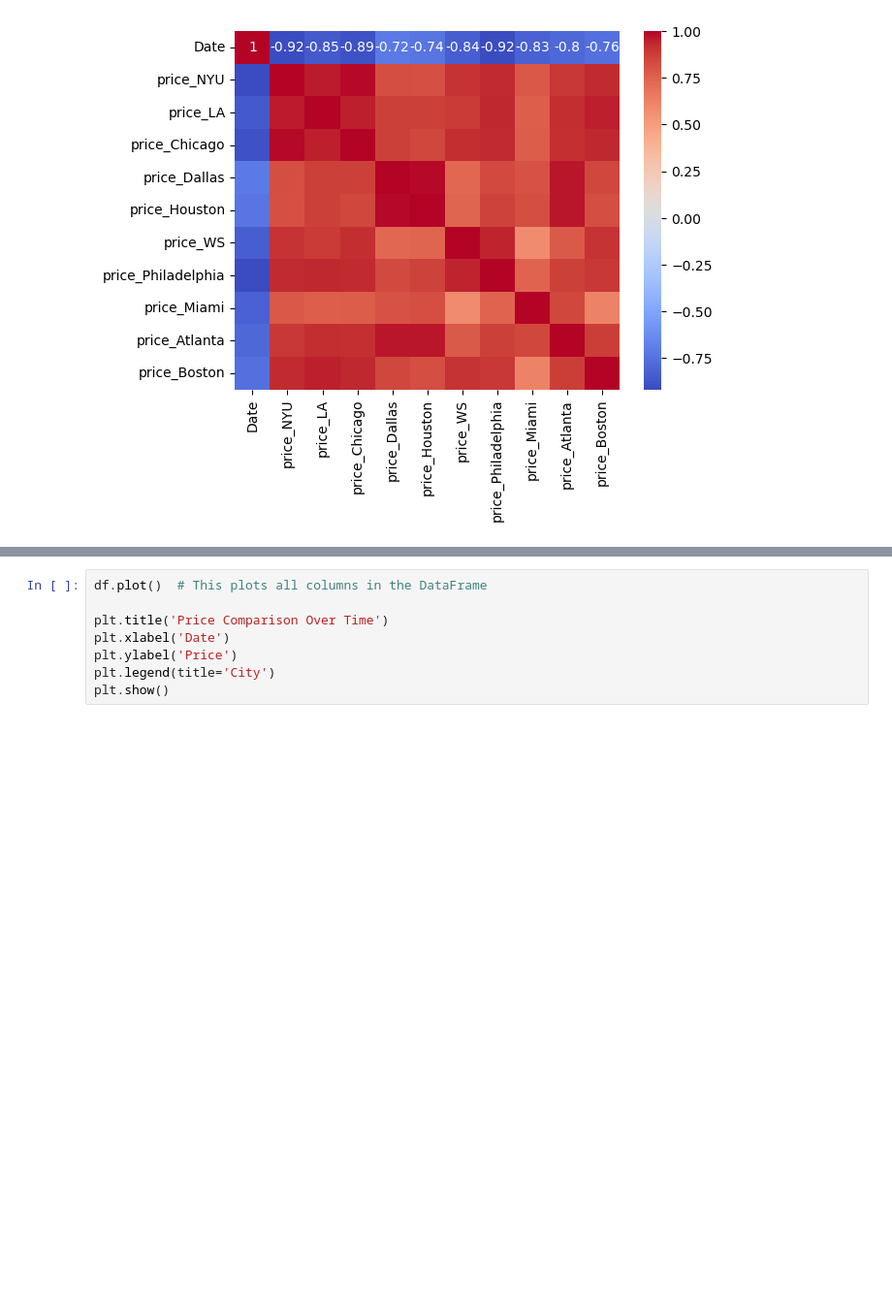
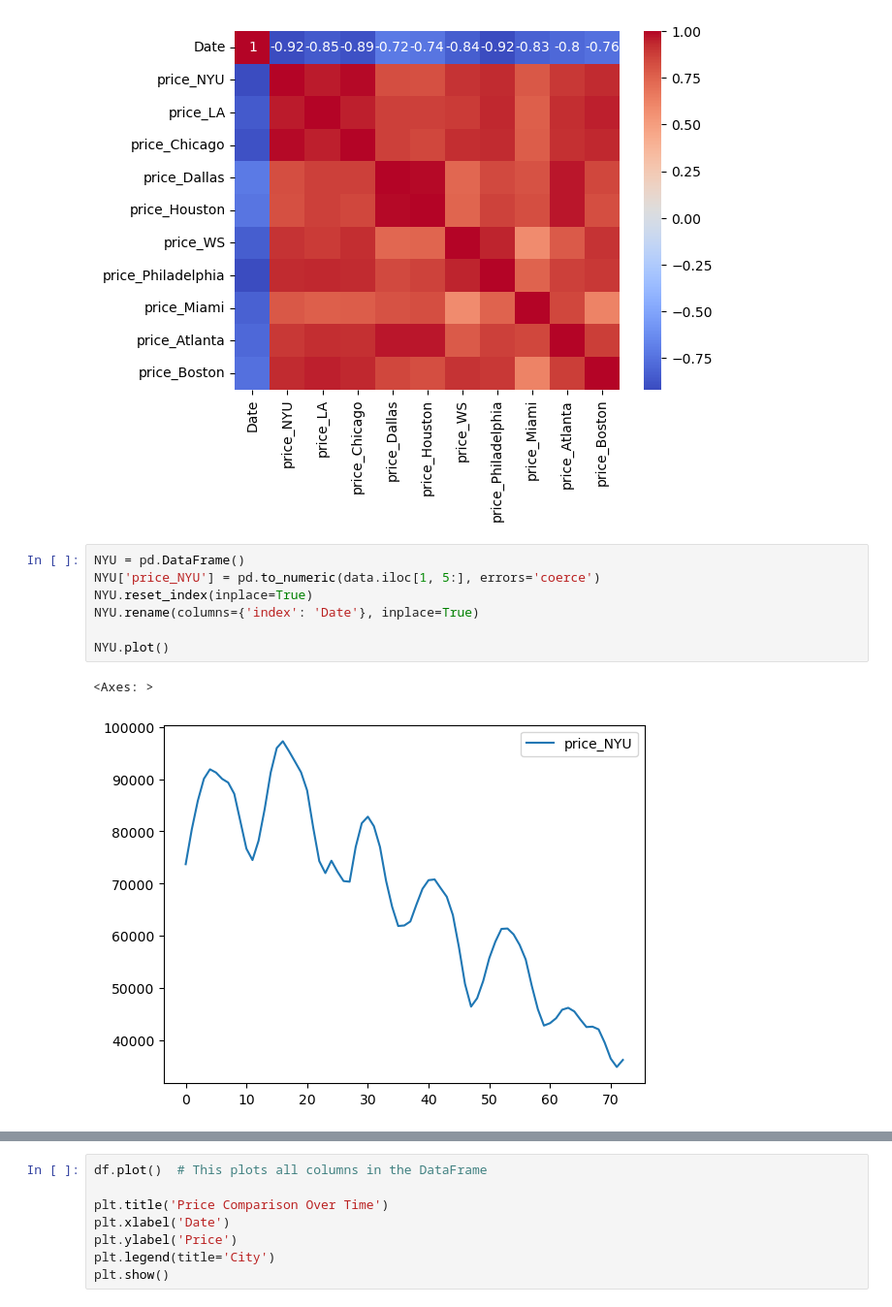
Before and after one commit to jacobsimeral/TS_Forecasting_Project, a Jupyter notebook: Code/EDA/helen_EDA.ipynb, the cells around one changed output, grey strips where cells are left out. Shown at 97% size. Cells and saved outputs as stored; diff of their text form; blank space fills up the shorter version.

```diff
--- a/Code/EDA/helen_EDA.ipynb
+++ b/Code/EDA/helen_EDA.ipynb
@@ -168,3 +173,13 @@ sns.heatmap(correlation_matrix, annot=True, cmap='coolwarm')
 plt.show()
 # %% [output]
 [figure]
+# %%
+NYU = pd.DataFrame()
+NYU['price_NYU'] = pd.to_numeric(data.iloc[1, 5:], errors='coerce')
+NYU.reset_index(inplace=True)
+NYU.rename(columns={'index': 'Date'}, inplace=True)
+
+NYU.plot()
+# %% [output]
+<Axes: >
+[figure, added]
```
Also changed, not shown: parts of 29 cells of this notebook.
